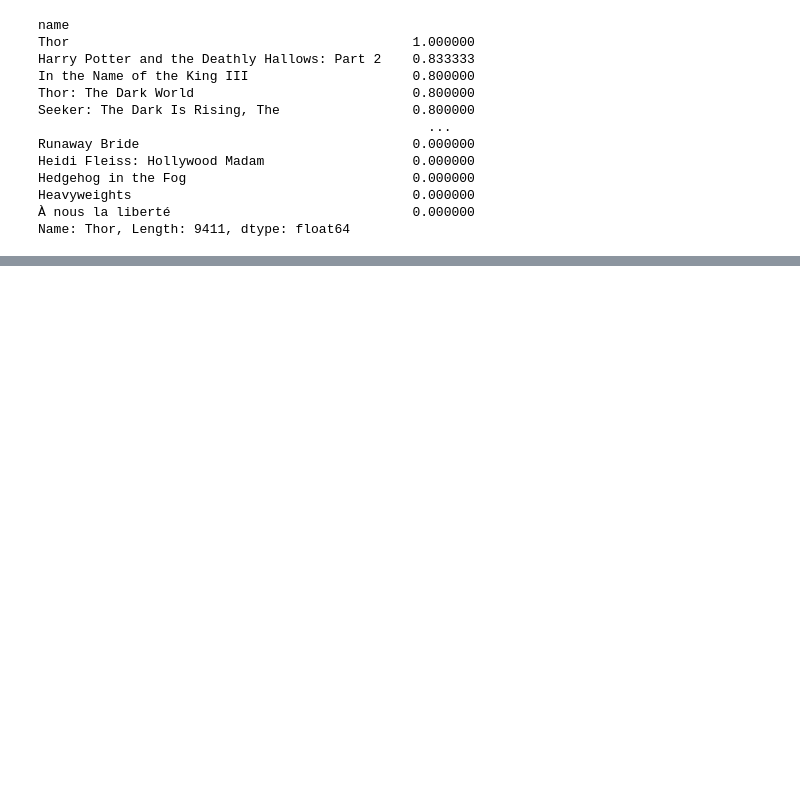
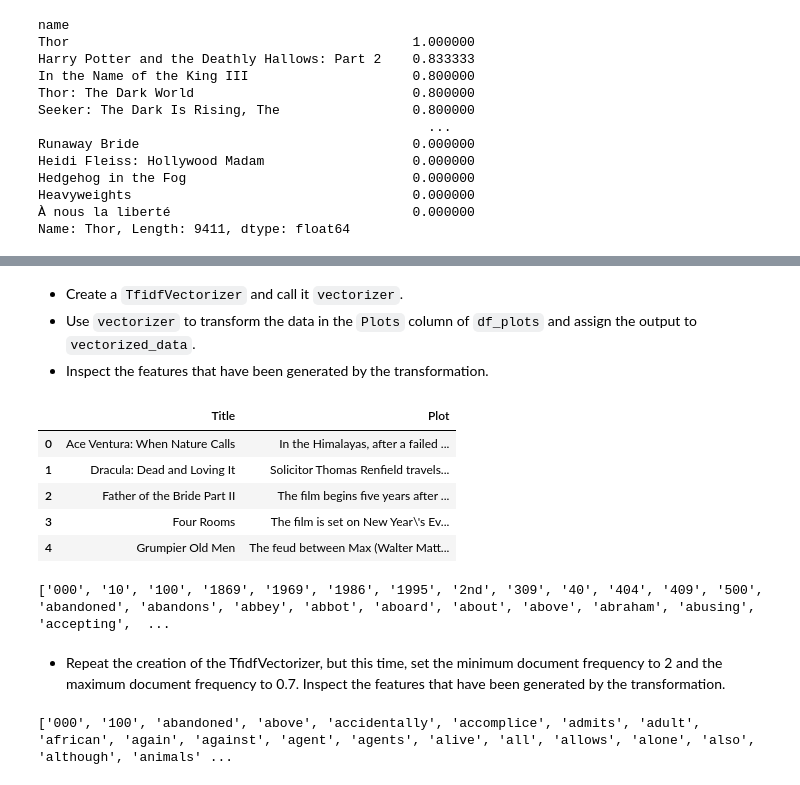
Before and after one commit to edneide/recommendation_engines, a Jupyter notebook: chapter_02.ipynb, the cells around one changed output, grey strips where cells are left out. Saved outputs shown, nothing was run; the diff lists cells and outputs as text; code cells hidden in the pictures; blank space fills up the shorter version.

```diff
--- a/chapter_02.ipynb
+++ b/chapter_02.ipynb
@@ -350,0 +417,44 @@ Name: Thor, Length: 9411, dtype: float64
+# %% [markdown]
+- Create a `TfidfVectorizer` and call it `vectorizer`.
+- Use `vectorizer` to transform the data in the `Plots` column of `df_plots` and assign the output to `vectorized_data`.
+- Inspect the features that have been generated by the transformation.
+# %%
+# Data
+df_plots = pd.read_csv('df_plots.csv')
+df_plots.head()
+# %% [output]
+|  | Title | Plot |
+| 0 | Ace Ventura: When Nature Calls | In the Himalayas, after a failed ... |
+| 1 | Dracula: Dead and Loving It | Solicitor Thomas Renfield travels... |
+| 2 | Father of the Bride Part II | The film begins five years after ... |
+| 3 | Four Rooms | The film is set on New Year\'s Ev... |
+| 4 | Grumpier Old Men | The feud between Max (Walter Matt... |
+# %%
+from sklearn.feature_extraction.text import TfidfVectorizer
+
+# Instantiate the vectorizer object to the vectorizer variable
+vectorizer = TfidfVectorizer()
+
+# Fit and transform the plot column
+vectorized_data = vectorizer.fit_transform(df_plots['Plot'])
+
+# Look at the features generated
+print(vectorizer.get_feature_names())
+# %% [output]
+['000', '10', '100', '1869', '1969', '1986', '1995', '2nd', '309', '40', '404', '409', '500', 'abandoned', 'abandons', 'abbey', 'abbot', 'aboard', 'about', 'above', 'abraham', 'abusing', 'accepting',  ...
+# %% [markdown]
+- Repeat the creation of the TfidfVectorizer, but this time, set the minimum document frequency to 2 and the maximum document frequency to 0.7.
+Inspect the features that have been generated by the transformation.
+# %%
+from sklearn.feature_extraction.text import TfidfVectorizer
+
+# Instantiate the vectorizer object to the vectorizer variable
+vectorizer = TfidfVectorizer(min_df=2, max_df=0.7)
+
+# Fit and transform the plot column
+vectorized_data = vectorizer.fit_transform(df_plots['Plot'])
+
+# Look at the features generated
+print(vectorizer.get_feature_names())
+# %% [output]
+['000', '100', 'abandoned', 'above', 'accidentally', 'accomplice', 'admits', 'adult', 'african', 'again', 'against', 'agent', 'agents', 'alive', 'all', 'allows', 'alone', 'also', 'although', 'animals' ...
```
Also changed, not shown: parts of 13 cells of this notebook, 1 other file.
